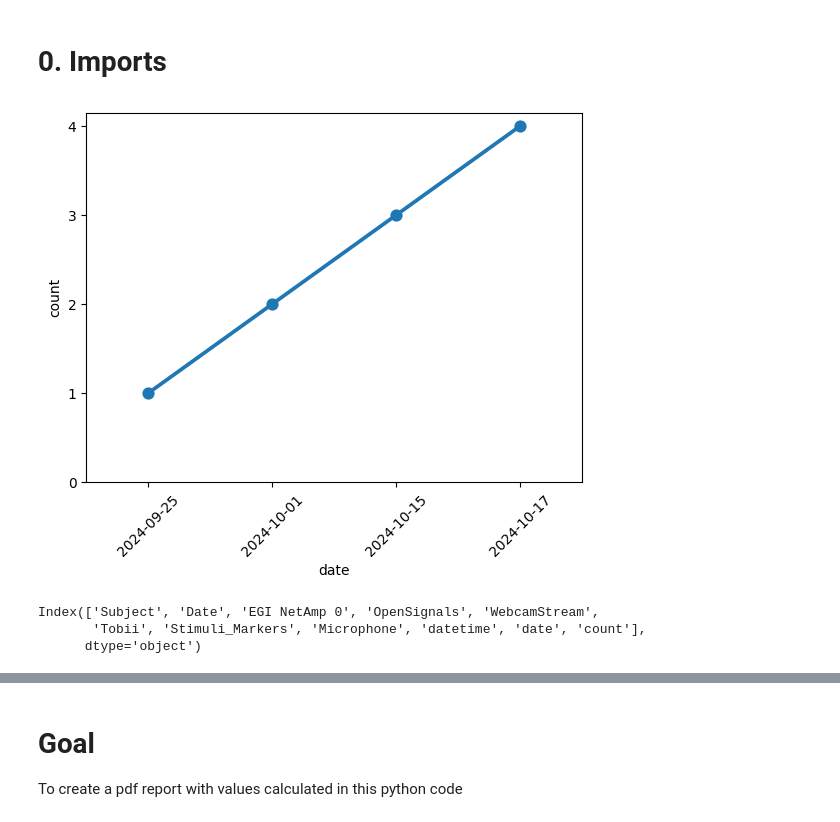
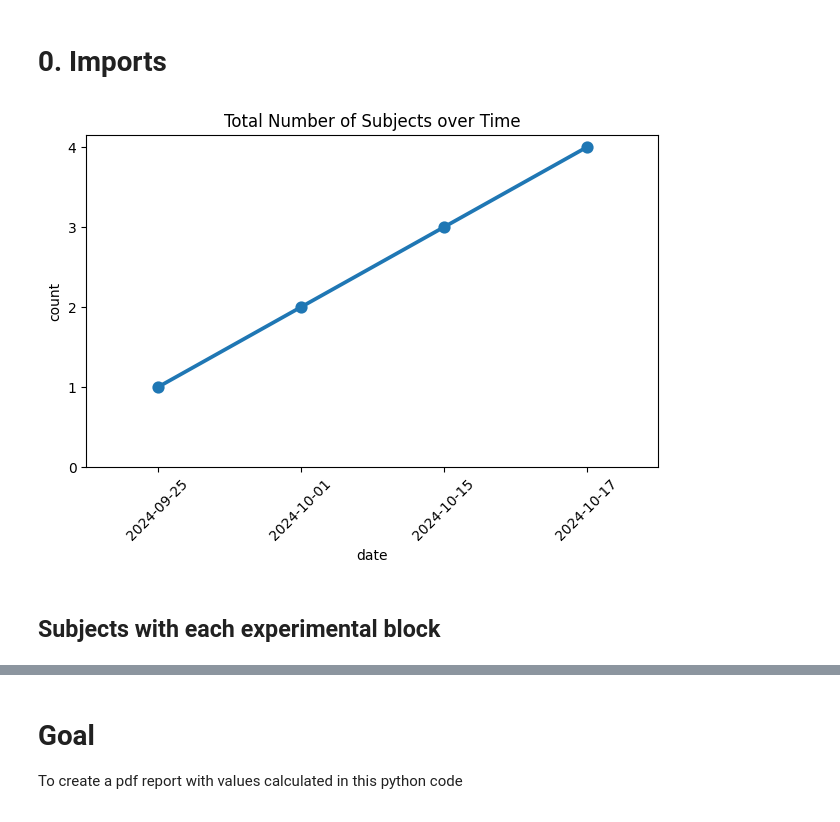
Before and after one commit to BryanGonzalez262/MOBI2024, a Jupyter notebook: CUNY_FACIAL/Code/cuny_data.ipynb, the cells around one changed output, grey strips where cells are left out. Saved outputs shown, nothing was run; the diff lists cells and outputs as text; code cells hidden in the pictures.

Commit message:
Getting into Experiment Blocks

```diff
--- a/CUNY_FACIAL/Code/cuny_data.ipynb
+++ b/CUNY_FACIAL/Code/cuny_data.ipynb
@@ -28,13 +28,23 @@ df = pd.DataFrame({
     'Stimuli_Markers':[0] * len(sub_ids),
     'Microphone':[0] * len(sub_ids)})
 # %%
+xdfs = {}
 for i, subject in enumerate(sub_ids):
     data, header = pyxdf.load_xdf(subject_xdf_paths[i])
+    xdfs[subject] = data
     streams_collected = [stream['info']['name'][0] for stream in data]
     streams_collected
     df.loc[df['Subject'] == subject, 'datetime'] = header['info']['datetime'][0]
     for s in streams_collected:
         df.loc[df['Subject'] == subject, s] = 1
+
+df.rename(columns={
+    'EGI NetAmp 0':'EEG',
+    'OpenSignals':'Physiology',
+    'WebcamStream':'Video',
+    'Tobii':'EyeTracker',
+    'Stimuli_Markers':'Stimuli',
+    'Microphone':'Audio'}, inplace=True)
 # %%
 df['date'] = pd.to_datetime(df['datetime']).dt.date
 df.sort_values(by='date', inplace=True)
@@ -43,14 +53,12 @@ df['count'] = [len(df.loc[df.date <= d]) for d in df.date]
 # %%
 sns.pointplot(x='date', y='count', data=df)
 plt.xticks(rotation=45);
+# give the plot a title
+
+plt.title('Total Number of Subjects over Time')
 # make sure y axis is integers
 plt.yticks(np.arange(0, df['count'].max() + 1, 1));
+plt.tight_layout()
 plt.savefig('data_collection.png')
 # %% [output]
-[figure, old version]
+[figure, new version]
-# %%
-df.columns
-# %% [output]
-Index(['Subject', 'Date', 'EGI NetAmp 0', 'OpenSignals', 'WebcamStream',
-       'Tobii', 'Stimuli_Markers', 'Microphone', 'datetime', 'date', 'count'],
-      dtype='object')
@@ -62,0 +75,2 @@ calculated_values = {s: f'{df[s].sum() / len(df) * 100} %'  for s in streams}
+# %% [markdown]
+## Subjects with each experimental block
```
Also changed, not shown: parts of 7 cells of this notebook.
